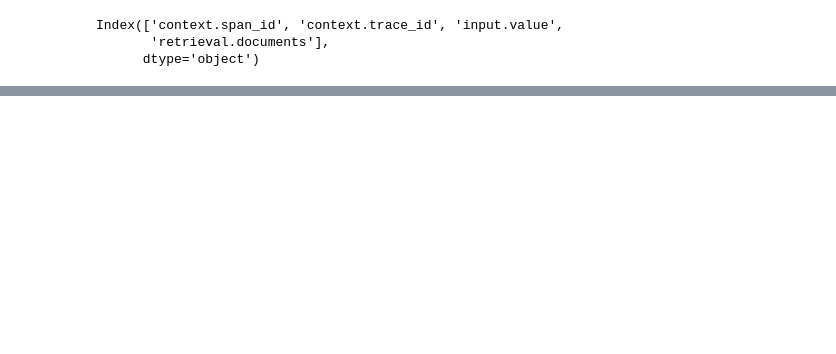
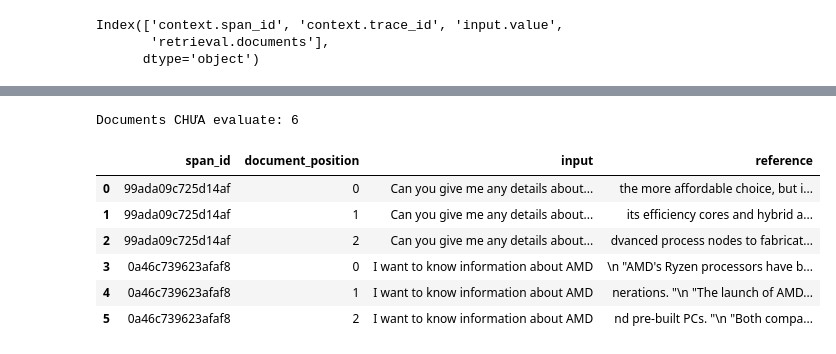
Before and after one commit to danghaido/LiteLLM, a Jupyter notebook: test.ipynb, the cells around one changed output, grey strips where cells are left out. Saved outputs shown, nothing was run; the diff lists cells and outputs as text; code cells hidden in the pictures; blank space fills up the shorter version.

Commit message:
Add Chat and RAG evaluation

```diff
--- a/test.ipynb
+++ b/test.ipynb
@@ -832,0 +798,12 @@ Keyword argument `project_name` is no longer necessary and is ignored.
+# %%
+import phoenix as px
+
+query = (
+        SpanQuery()
+        .where("span_kind == 'RETRIEVER' and evals['ndcg@2'].score is None")
+        .select("context.span.id", "context.trace.id", "input.value", "retrieval.documents")
+    )
+
+df = px.Client().query_spans(query, project_name="hugging-face")
+print(f"Found {len(df)} spans to evaluate")
+print(df)
@@ -832,0 +821,55 @@ Keyword argument `project_name` is no longer necessary and is ignored.
+# %%
+import pandas as pd
+import phoenix as px
+from phoenix.trace.dsl import SpanQuery
+
+PROJECT = "hugging-face"
+client = px.Client()
+
+# 1) Explode retrieved documents -> mỗi dòng = 1 doc
+q_docs = (
+    SpanQuery()
+    .where("span_kind == 'RETRIEVER'")
+    .select(input="input.value")
+    .explode("retrieval.documents", reference="document.content")
+)
+docs = client.query_spans(q_docs, project_name=PROJECT)
+
+# đem 2 cấp index ra cột thường để join
+docs = docs.reset_index()  # có cột context.span_id, document_position
+docs = docs.rename(columns={"context.span_id": "span_id"})
+
+# 2) Lấy tất cả DocumentEvaluations tên 'relevance' đã log (span_id + document_position)
+ev_list = client.get_evaluations(project_name=PROJECT)  # trả về list Evaluations
+ev_parts = []
+for ev in ev_list:
+    df = getattr(ev, "dataframe", None)
+    if df is None or ev.eval_name != "relevance":
+        continue
+    df = df.reset_index()  # lôi span_id, document_position ra cột
+    if {"span_id", "document_position"}.issubset(df.columns):
+        ev_parts.append(df[["span_id", "document_position"]])
+
+evaluated = (
+    pd.concat(ev_parts, ignore_index=True)
+    if ev_parts else pd.DataFrame(columns=["span_id", "document_position"])
+)
+
+# 3) Anti-join -> chỉ giữ documents CHƯA được evaluate
+unevaluated = (
+    docs.merge(evaluated, on=["span_id", "document_position"], how="left", indicator=True)
+        .query("_merge == 'left_only'")
+        .drop(columns=["_merge"])
+)
+
+print(f"Documents CHƯA evaluate: {len(unevaluated)}")
+unevaluated
+# %% [output]
+Documents CHƯA evaluate: 6
+|  | span_id | document_position | input | reference |
+| 0 | 99ada09c725d14af | 0 | Can you give me any details about... | the more affordable choice, but i... |
+| 1 | 99ada09c725d14af | 1 | Can you give me any details about... | its efficiency cores and hybrid a... |
+| 2 | 99ada09c725d14af | 2 | Can you give me any details about... | dvanced process nodes to fabricat... |
+| 3 | 0a46c739623afaf8 | 0 | I want to know information about AMD | \n "AMD's Ryzen processors have b... |
+| 4 | 0a46c739623afaf8 | 1 | I want to know information about AMD | nerations. "\n "The launch of AMD... |
+| 5 | 0a46c739623afaf8 | 2 | I want to know information about AMD | nd pre-built PCs. "\n "Both compa... |
```
Also changed, not shown: parts of 29 cells of this notebook, 15 other files.
